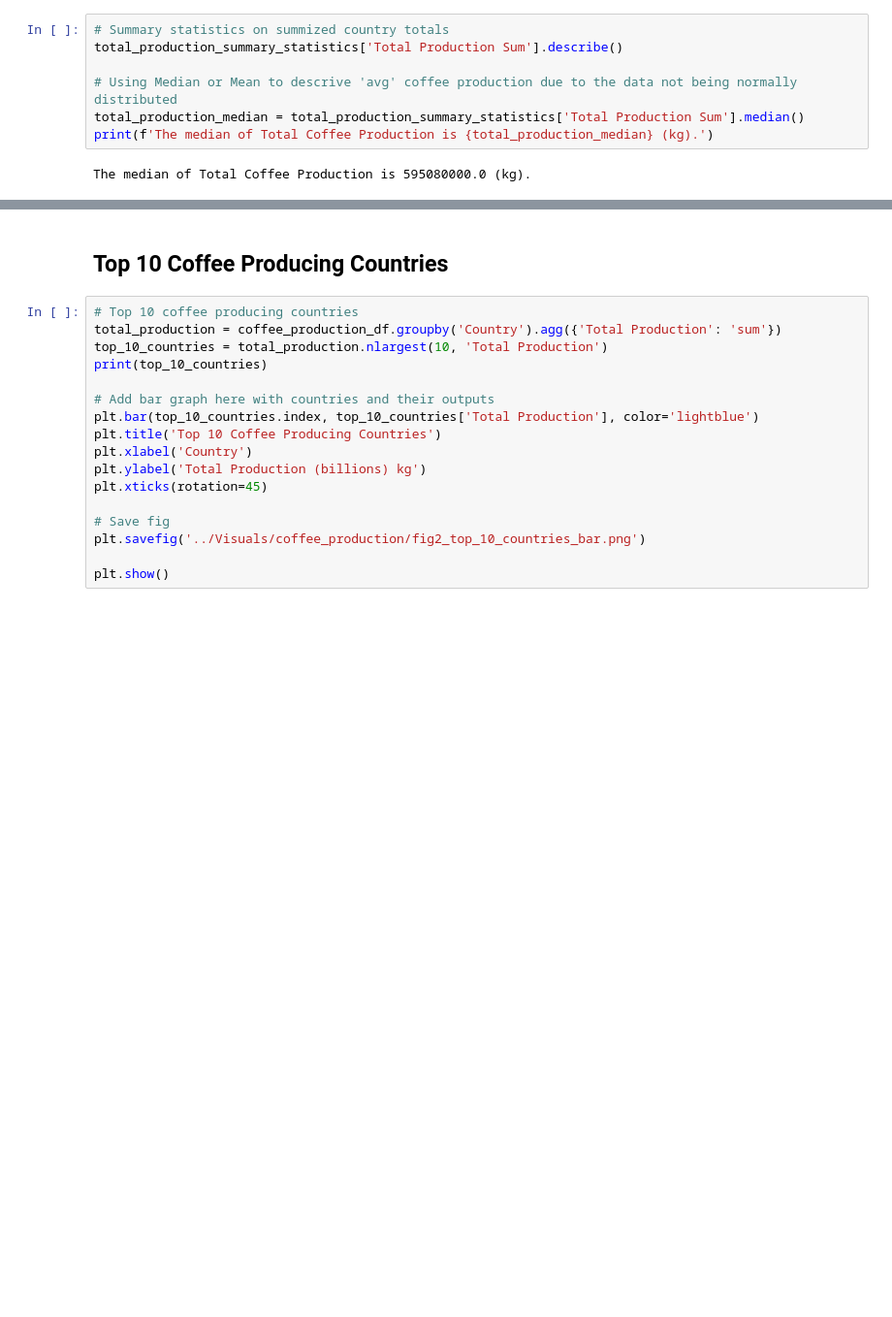
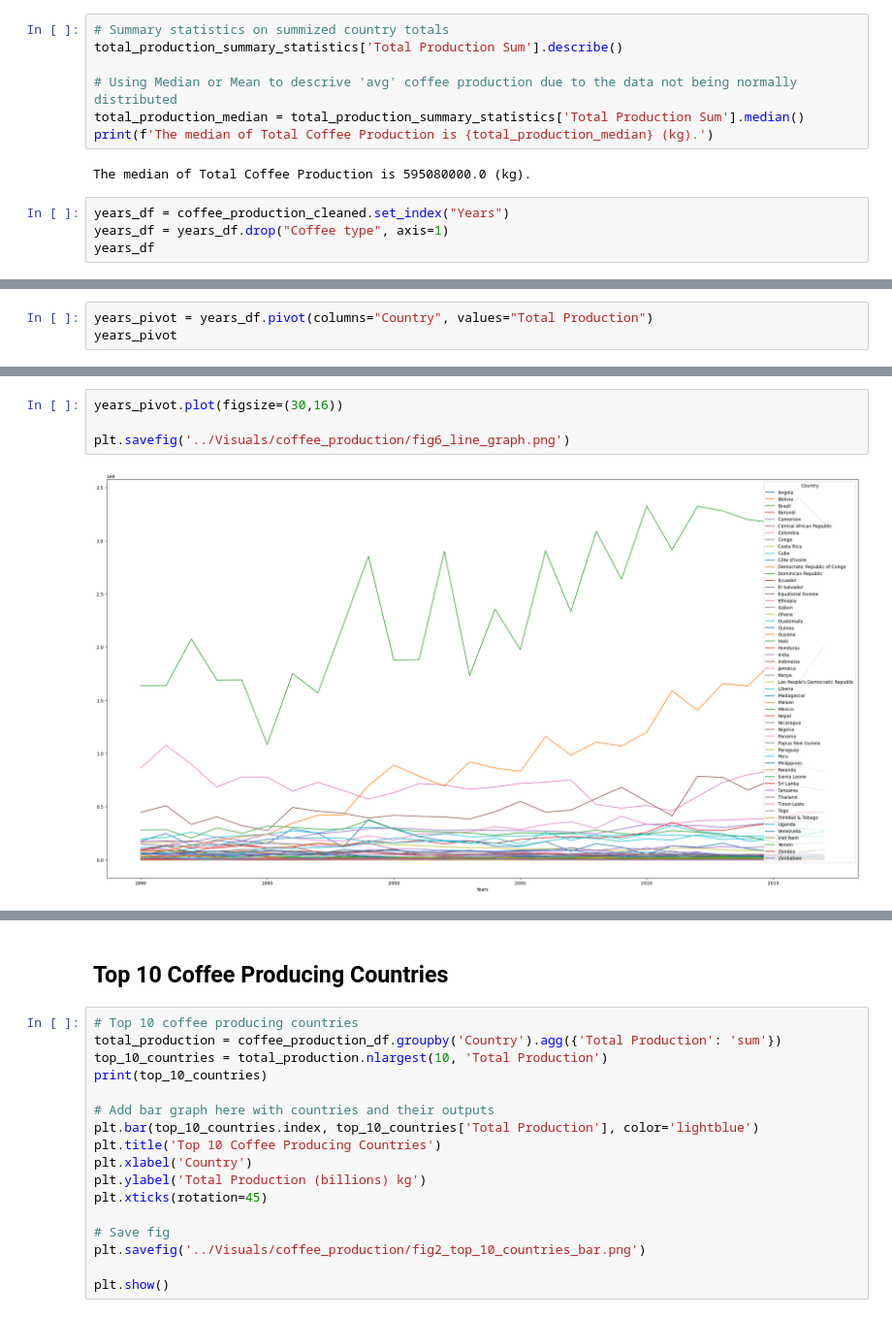
Before and after one commit to AAlbers341/project1_coffee_analysis, a Jupyter notebook: EDA/coffee_production.ipynb, the cells around one changed output, grey strips where cells are left out. Shown at 97% size. Drawn from its saved outputs; the diff is of its cells as text; blank space fills up the shorter version.

Commit message:
Updated Graphs

```diff
--- a/EDA/coffee_production.ipynb
+++ b/EDA/coffee_production.ipynb
@@ -209,3 +209,7 @@ total_production_median = total_production_summary_statistics['Total Production
 print(f'The median of Total Coffee Production is {total_production_median} (kg).')
 # %% [output]
 The median of Total Coffee Production is 595080000.0 (kg).
+# %%
+years_df = coffee_production_cleaned.set_index("Years")
+years_df = years_df.drop("Coffee type", axis=1)
+years_df
@@ -211,0 +231,3 @@ The median of Total Coffee Production is 595080000.0 (kg).
+# %%
+years_pivot = years_df.pivot(columns="Country", values="Total Production")
+years_pivot
@@ -211,0 +254,6 @@ The median of Total Coffee Production is 595080000.0 (kg).
+# %%
+years_pivot.plot(figsize=(30,16))
+
+plt.savefig('../Visuals/coffee_production/fig6_line_graph.png')
+# %% [output]
+[figure, added]
```
Also changed, not shown: parts of 7 cells of this notebook, 9 other files.
